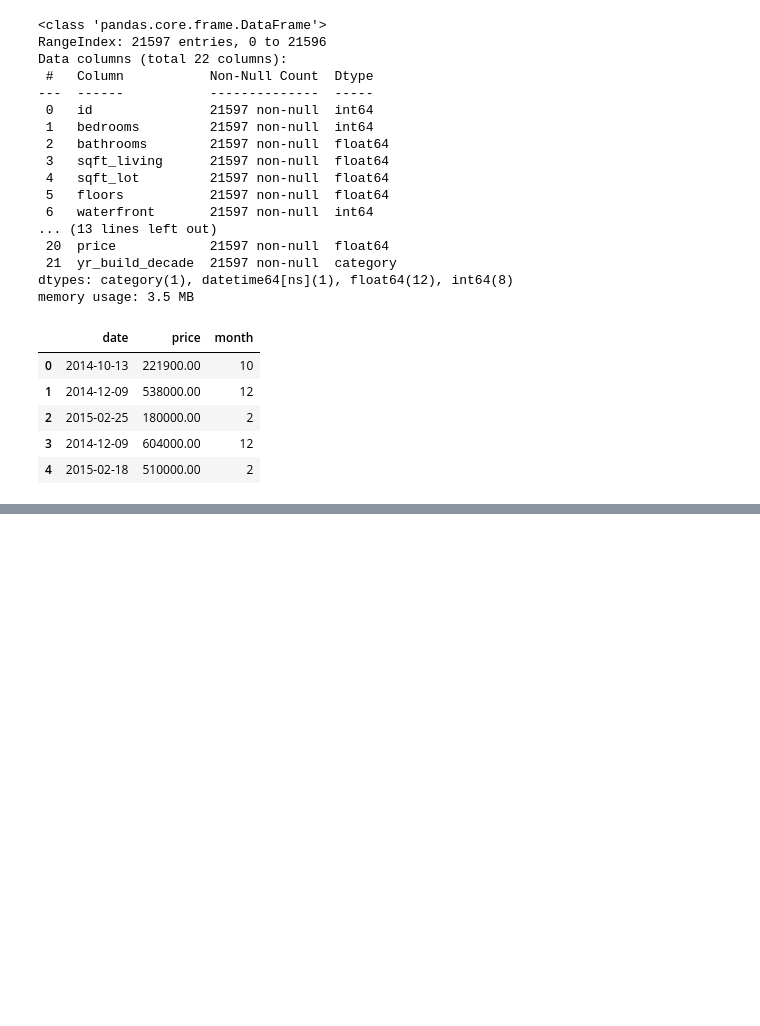
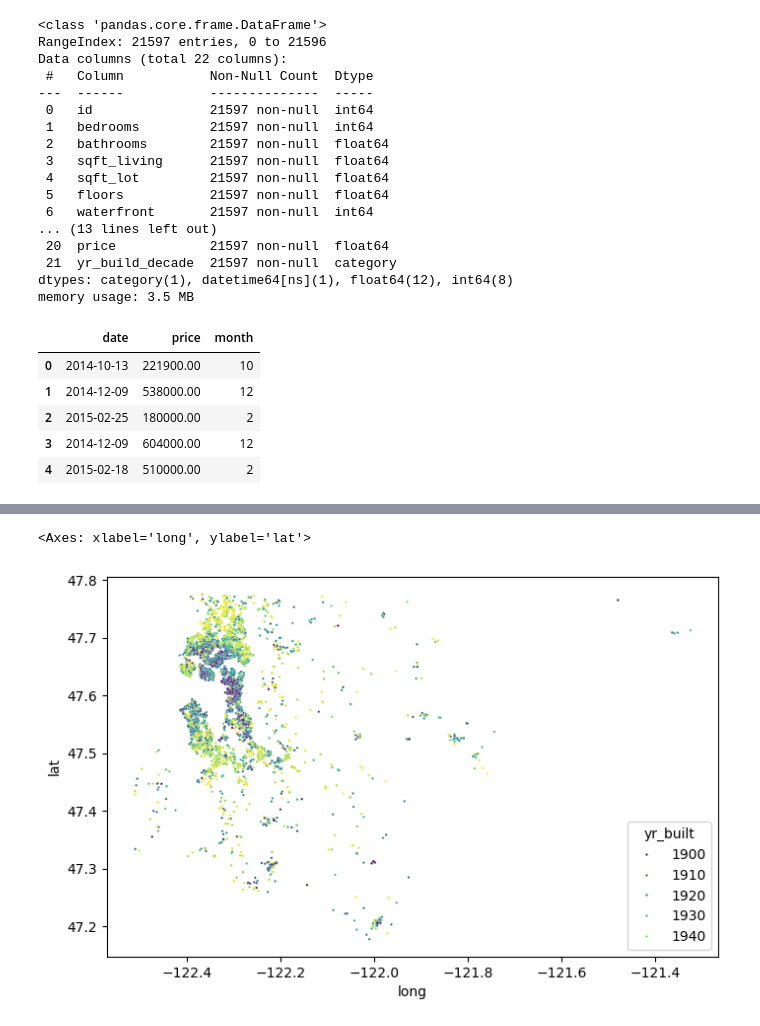
Before and after one commit to helgorithms/ds-eda-project, a Jupyter notebook: stakeholder_recommendations.ipynb, the cells around one changed output, grey strips where cells are left out. Saved outputs shown, nothing was run; the diff lists cells and outputs as text; code cells hidden in the pictures; blank space fills up the shorter version.

```diff
--- a/stakeholder_recommendations.ipynb
+++ b/stakeholder_recommendations.ipynb
@@ -142,0 +291,14 @@ monthly_prices.plot(kind='line')
+# %%
+df_sub = df[(df['yr_built'] < 1950) & (df['location_type']=='Seattle')]
+
+sns.scatterplot(
+            data=df[df['yr_built'] < 1950],
+            x='long',
+            y='lat',
+            hue='yr_built',
+            s=3,
+            palette='viridis'
+)
+# %% [output]
+<Axes: xlabel='long', ylabel='lat'>
+[figure, added]
```
Also changed, not shown: parts of 7 cells of this notebook, 13 other files.
